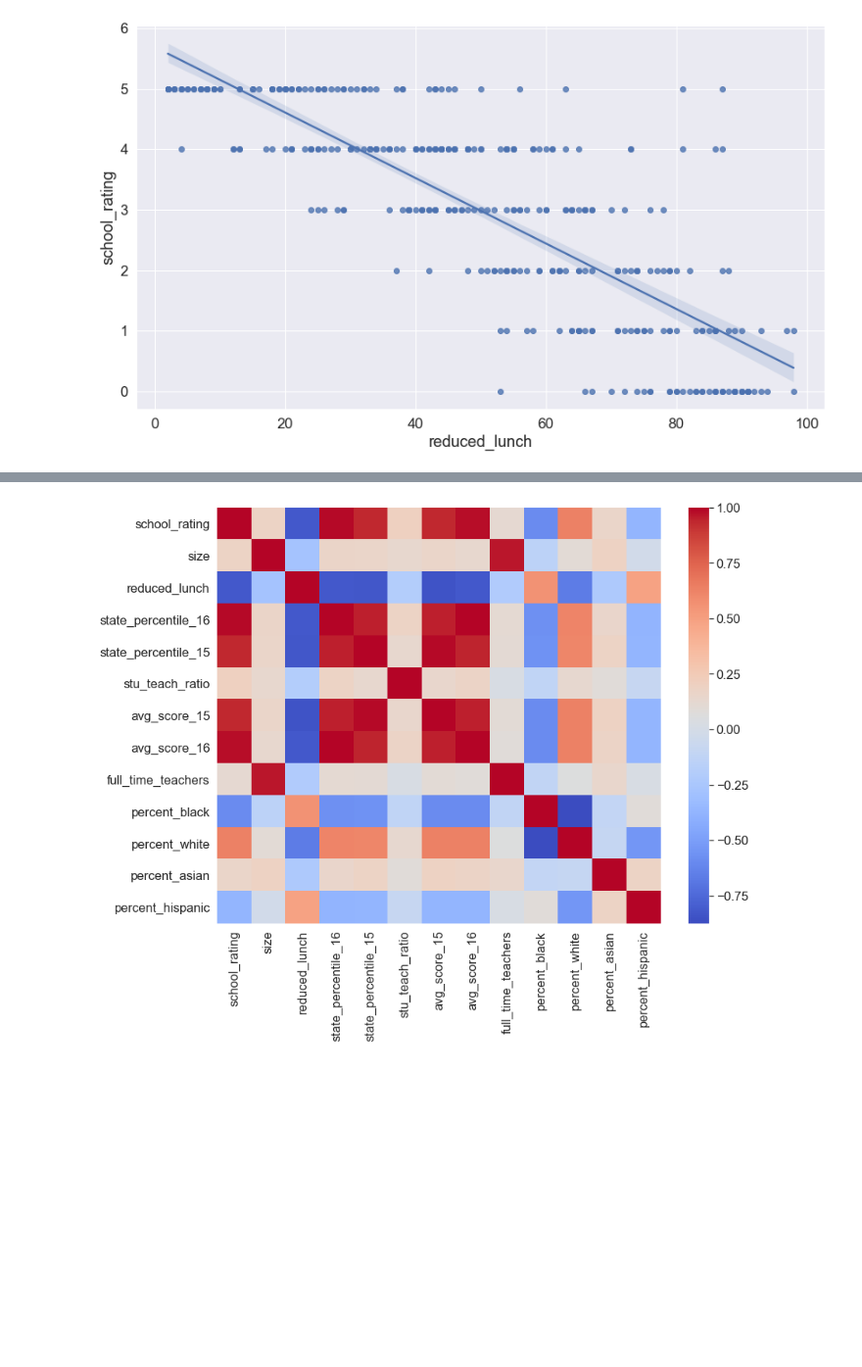
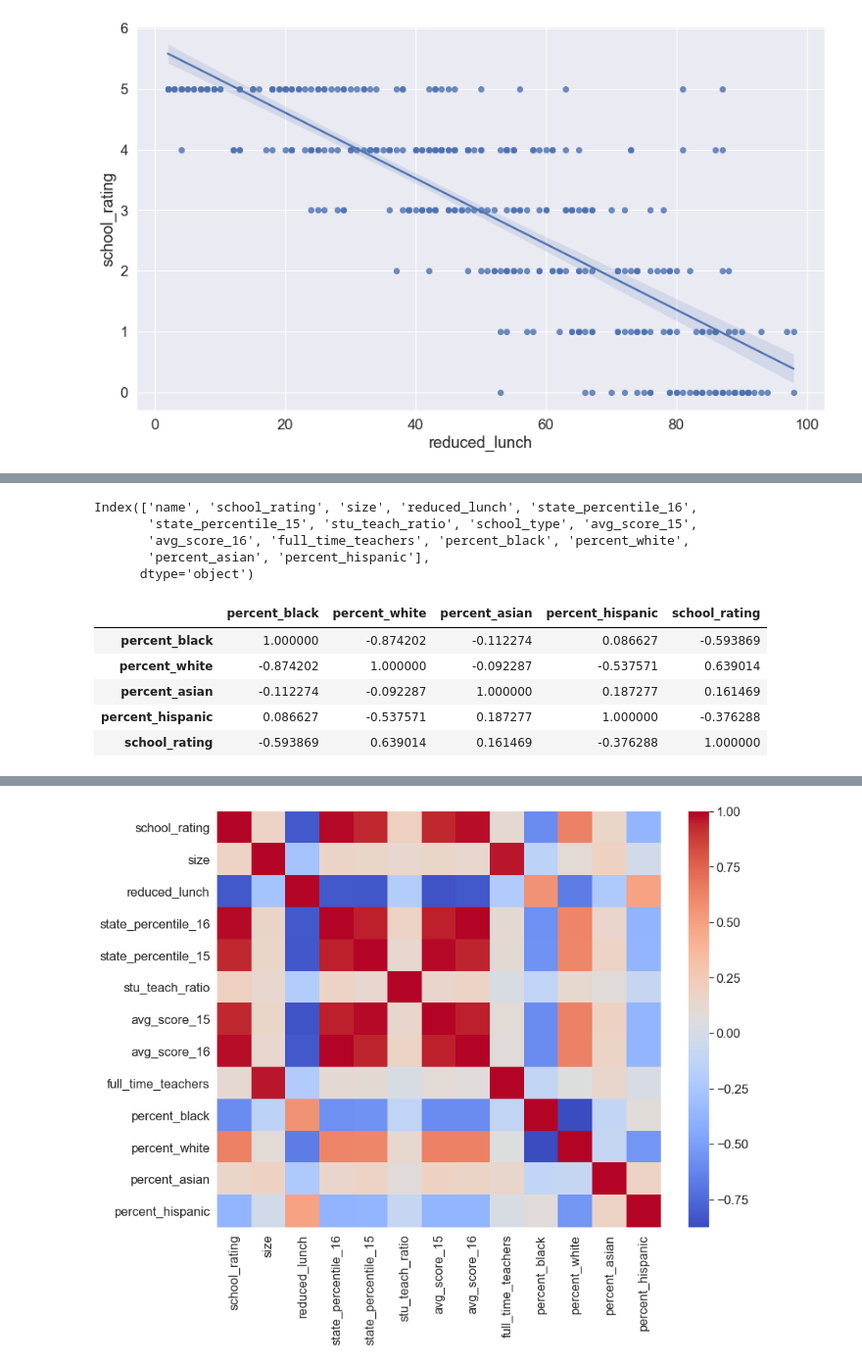
Before and after one commit to Joychemu/data_science_python, a Jupyter notebook: descriptive_case_study.ipynb, the cells around one changed output, grey strips where cells are left out. Shown at 98% size. Cells and saved outputs as stored; diff of their text form; code cells hidden in the pictures; blank space fills up the shorter version.

```diff
--- a/descriptive_case_study.ipynb
+++ b/descriptive_case_study.ipynb
@@ -117,0 +150,8 @@ _ = sns.regplot(data=df, x='reduced_lunch', y='school_rating')
+# %%
+df.columns
+# %% [output]
+Index(['name', 'school_rating', 'size', 'reduced_lunch', 'state_percentile_16',
+       'state_percentile_15', 'stu_teach_ratio', 'school_type', 'avg_score_15',
+       'avg_score_16', 'full_time_teachers', 'percent_black', 'percent_white',
+       'percent_asian', 'percent_hispanic'],
+      dtype='object')
@@ -117,0 +161,10 @@ _ = sns.regplot(data=df, x='reduced_lunch', y='school_rating')
+# %%
+races_sr_corr=races_sr.corr()
+races_sr_corr
+# %% [output]
+|  | percent_black | percent_white | percent_asian | percent_hispanic | school_rating |
+| percent_black | 1.000000 | -0.874202 | -0.112274 | 0.086627 | -0.593869 |
+| percent_white | -0.874202 | 1.000000 | -0.092287 | -0.537571 | 0.639014 |
+| percent_asian | -0.112274 | -0.092287 | 1.000000 | 0.187277 | 0.161469 |
+| percent_hispanic | 0.086627 | -0.537571 | 0.187277 | 1.000000 | -0.376288 |
+| school_rating | -0.593869 | 0.639014 | 0.161469 | -0.376288 | 1.000000 |
```
Also changed, not shown: parts of 7 cells of this notebook, 6 other files.
